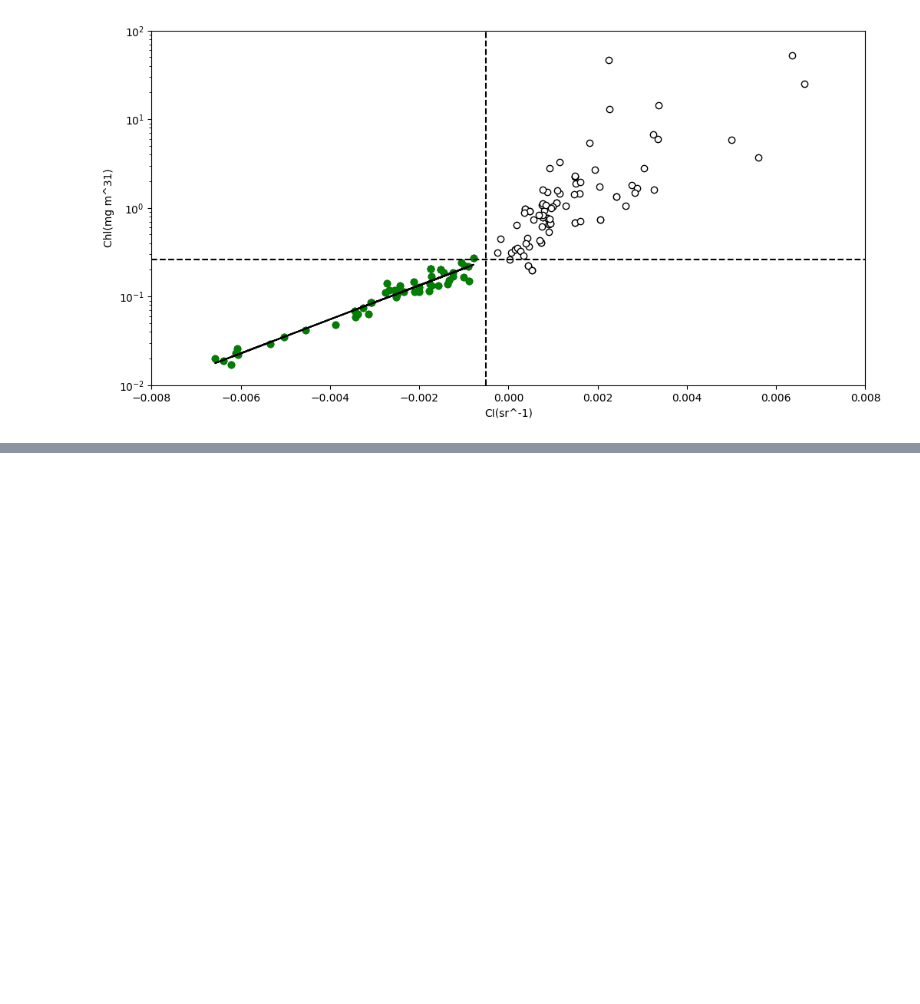
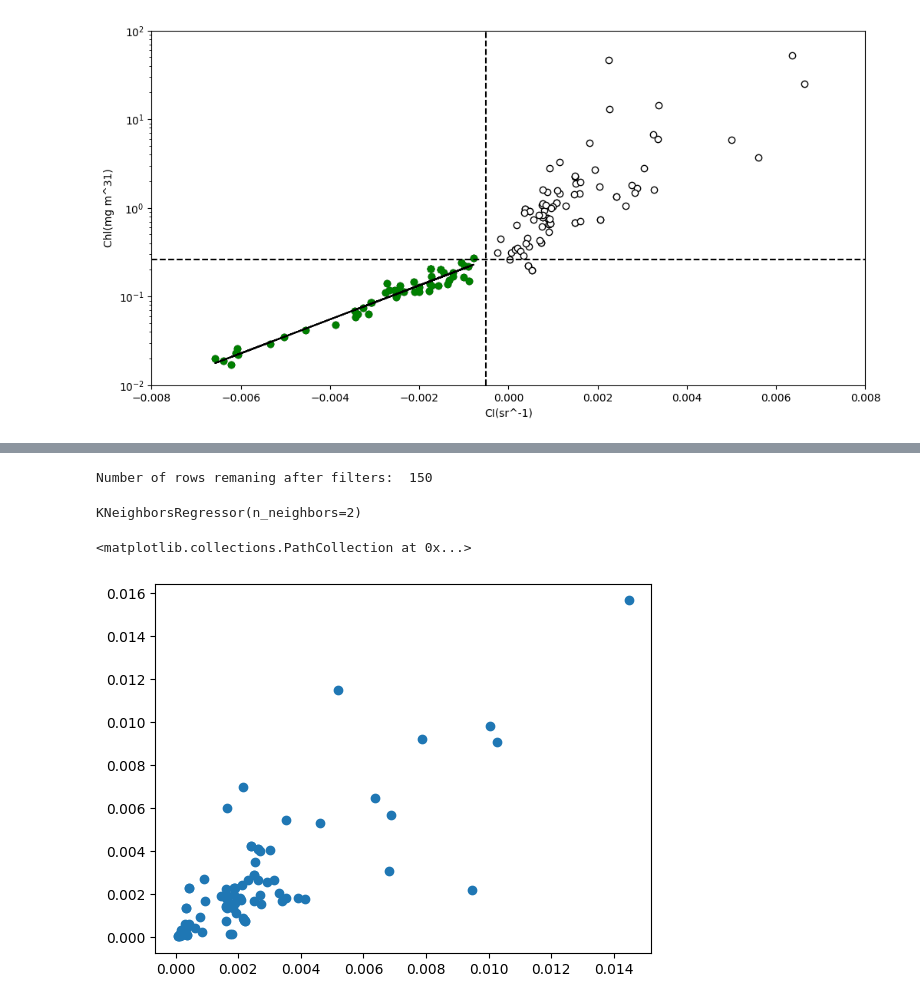
Before and after one commit to patrickcgray/oceanoptics2021, a Jupyter notebook: oci_ml_oo23.ipynb, the cells around one changed output, grey strips where cells are left out. Saved outputs shown, nothing was run; the diff lists cells and outputs as text; code cells hidden in the pictures; blank space fills up the shorter version.

```diff
--- a/oci_ml_oo23.ipynb
+++ b/oci_ml_oo23.ipynb
@@ -316,0 +310,61 @@ Text(0, 0.5, 'Chl(mg m^31)')
+# %%
+# whether to use only HPLC or merged chl
+# Hu et al 2012 only use HPLC which is chl_a
+chl = 'chl_a' # 'chl_merge'
+# %%
+# make a copy to subset
+df_ml = df.copy()
+
+# create the rrs columns
+df_ml[blue_rrs] = df_ml[blue_lw]/df_ml[blue_es]
+df_ml[green_rrs] = df_ml[green_lw]/df_ml[green_es]
+df_ml[red_rrs] = df_ml[red_lw]/df_ml[red_es]
+
+# subset to delete any measurements that are missing
+# filter to ensure all the SeaWiFS bands are present
+df_ml = df_ml[df_ml['lw443'] != -999]
+df_ml = df_ml[df_ml['lw555'] != -999]
+df_ml = df_ml[df_ml['lw670'] != -999]
+df_ml = df_ml[df_ml['es443'] != -999]
+df_ml = df_ml[df_ml['es555'] != -999]
+df_ml = df_ml[df_ml['es670'] != -999]
+df_ml = df_ml[df_ml['lat'] != -999]
+df_ml = df_ml[df_ml['etopo2'] != -999]
+df_ml = df_ml[df_ml['lw411'] != -999]
+df_ml = df_ml[df_ml['es411'] != -999]
+df_ml = df_ml[df_ml['lw489'] != -999]
+df_ml = df_ml[df_ml['es489'] != -999]
+df_ml = df_ml[df_ml['lw510'] != -999]
+df_ml = df_ml[df_ml['es510'] != -999]
+
+df_ml = df_ml[df_ml[chl] != -999]
+
+# subset to only rows that were deeper than 30m
+df_ml = df_ml[df_ml['etopo2'] > 30]
+
+# subset to lat between 60N and 60S
+# df_ml = df_ml[(df_ml['lat'] < 60) & (df_ml['lat'] > -60)]
+
+print("Number of rows remaning after filters: ", len(df_ml))
+# %% [output]
+Number of rows remaning after filters:  150
+# %%
+X = df_ml[chl]
+y = df_ml[[blue_rrs,green_rrs,red_rrs]]
+# %%
+from sklearn.model_selection import train_test_split
+X_train, X_test, y_train, y_test = train_test_split(X.values.reshape(-1,1), y.values, test_size=0.2, random_state=42)
+# %%
+from sklearn.neighbors import KNeighborsRegressor
+neigh = KNeighborsRegressor(n_neighbors=2)
+
+neigh.fit(X_train,y_train)
+# %% [output]
+KNeighborsRegressor(n_neighbors=2)
+# %%
+knn_predicted_chla = neigh.predict(X_test)
+
+plt.scatter(knn_predicted_chla,y_test)
+# %% [output]
+<matplotlib.collections.PathCollection at 0x...>
+[figure, added]
```
Also changed, not shown: parts of 14 cells of this notebook.
